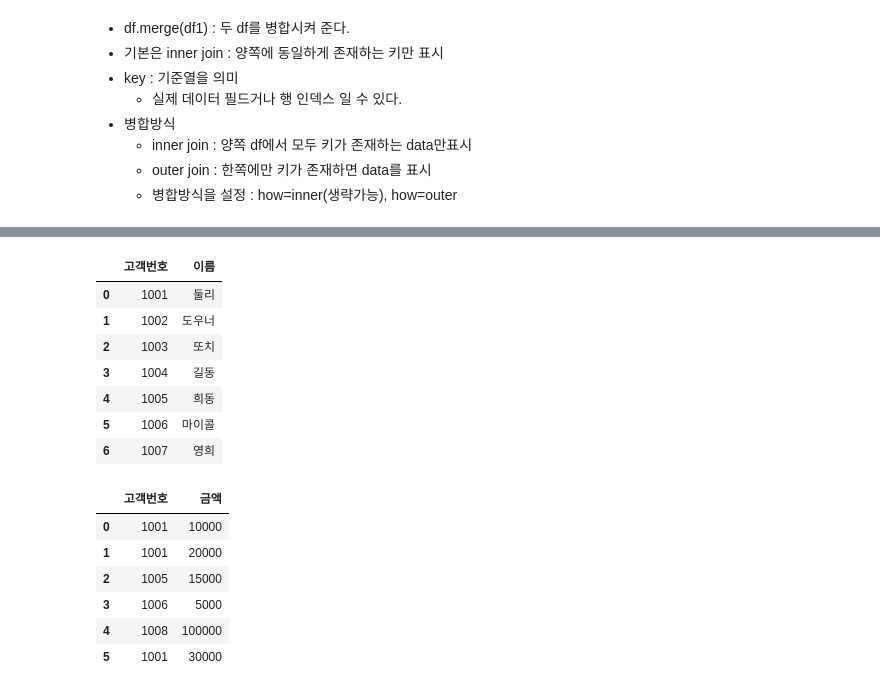
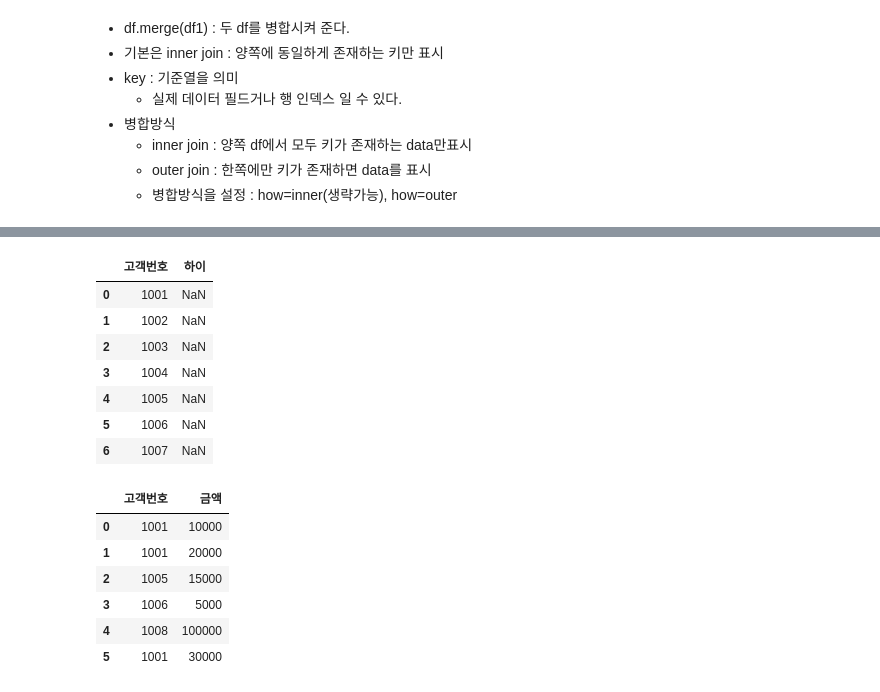
Before and after one commit to lth0813/SeSAC-LECTURE, a Jupyter notebook: 실습 확인/1-4 pandas연습(데이터병합).ipynb, the cells around one changed output, grey strips where cells are left out. Drawn from its saved outputs; the diff is of its cells as text; code cells hidden in the pictures.

```diff
--- a/실습 확인/1-4 pandas연습(데이터병합).ipynb
+++ b/실습 확인/1-4 pandas연습(데이터병합).ipynb
@@ -35,20 +35,20 @@ InteractiveShell.ast_node_interactivity="all"
 # %%
 #예시 df 생성 - 고객 정보를 담고 있는 df
 df1 =pd.DataFrame({
     '고객번호' : [1001,1002,1003,1004,1005,1006,1007],
     '이름' : ['둘리','도우너','또치','길동','희동','마이콜','영희']
         },
-    columns=['고객번호','이름'])
+    columns=['고객번호','하이'])
 df1
 # %% [output]
-|  | 고객번호 | 이름 |
-| 0 | 1001 | 둘리 |
-| 1 | 1002 | 도우너 |
-| 2 | 1003 | 또치 |
-| 3 | 1004 | 길동 |
-| 4 | 1005 | 희동 |
-| 5 | 1006 | 마이콜 |
-| 6 | 1007 | 영희 |
+|  | 고객번호 | 하이 |
+| 0 | 1001 | NaN |
+| 1 | 1002 | NaN |
+| 2 | 1003 | NaN |
+| 3 | 1004 | NaN |
+| 4 | 1005 | NaN |
+| 5 | 1006 | NaN |
+| 6 | 1007 | NaN |
 # %%
 #예제 df 생성 - 예금 정보 df
 df2 = pd.DataFrame({
```
Also changed, not shown: parts of 1 cell of this notebook, 16 other files.
